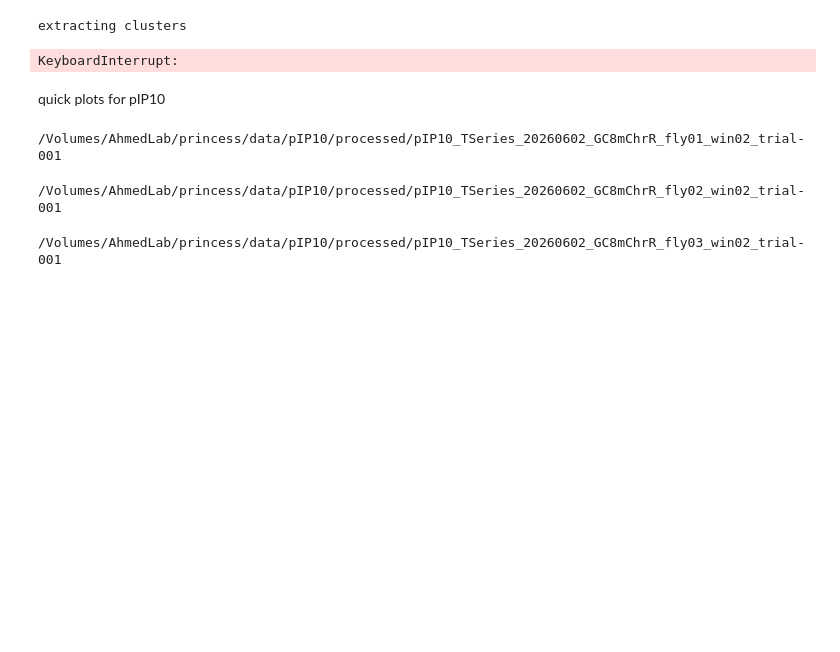
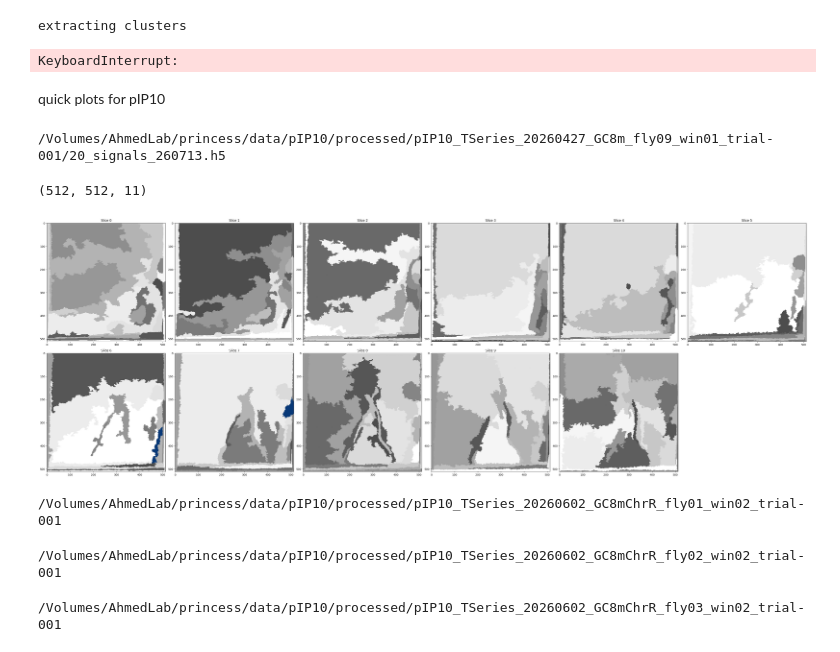
Before and after one commit to ptarabishi/maui_codebook, a Jupyter notebook: notebooks/2026_07_06_processpIP10.ipynb, the cells around one changed output. Cells and saved outputs as stored; diff of their text form; code cells hidden in the pictures; blank space fills up the shorter version.

Commit message:
fixed imports

```diff
--- a/notebooks/2026_07_06_processpIP10.ipynb
+++ b/notebooks/2026_07_06_processpIP10.ipynb
@@ -139,10 +139,19 @@ for i in range(df.shape[1]):
 # %% [markdown]
 quick plots for pIP10
 # %%
-from src import visualizations
+from maui_codebook import visualizations, loader
 import xarray as xr
+import glob
+import h5py
+import numpy as np
 base_data_path = '/Volumes/AhmedLab/princess/data/pIP10'
-experiment_id = 'pIP10_TSeries_20260427_GC8m_fly09_win02_trial-001'
+experiment_id = 'pIP10_TSeries_20260427_GC8m_fly09_win01_trial-001'
 processed_path = loader.get_base_path(experiment_id=experiment_id, data_stage='processed', base_dir=base_data_path)
 
-cluster_labels, signal, timestamps = loader.load_clusters(processed_path)
+# cluster_labels, signal, timestamps = loader.load_clusters(processed_path)
+file = glob.glob(f"{processed_path}/*signals*.h5")[2]
+print(file)
+with h5py.File(file, "r") as f:
+        cluster_labels = f["labels"][...]
+# %% [output]
+/Volumes/AhmedLab/princess/data/pIP10/processed/pIP10_TSeries_20260427_GC8m_fly09_win01_trial-001/20_signals_260713.h5
@@ -153,13 +158,20 @@ n
 # %%
-signal_xr = xr.DataArray(
-    data=signal,
-    dims=['zposs', 'roi', 'time'],
-    coords={'time': range(signal.shape[2])}
-)
-dimensions = [512, 512, 4]
+# signal_xr = xr.DataArray(
+#     data=signal,
+#     dims=['zposs', 'roi', 'time'],
+#     coords={'time': range(signal.shape[2])}
+# )
+dimensions = [512, 512, 11]
+cluster_array = np.reshape(cluster_labels, dimensions)
+print(cluster_array.shape)
+# %% [output]
+(512, 512, 11)
 # %%
-rois = [[None, None]]
-visualizations.plot_spatial_location(rois, cluster_array, dimensions)
+rois = [[6,6], [7,0]]
+
+visualizations.plot_spatial_location(rois, cluster_labels, dimensions)
+# %% [output]
+[figure, added]
 # %%
 # find clusters to plot
 
```
Also changed, not shown: parts of 2 cells of this notebook, 21 other files.
